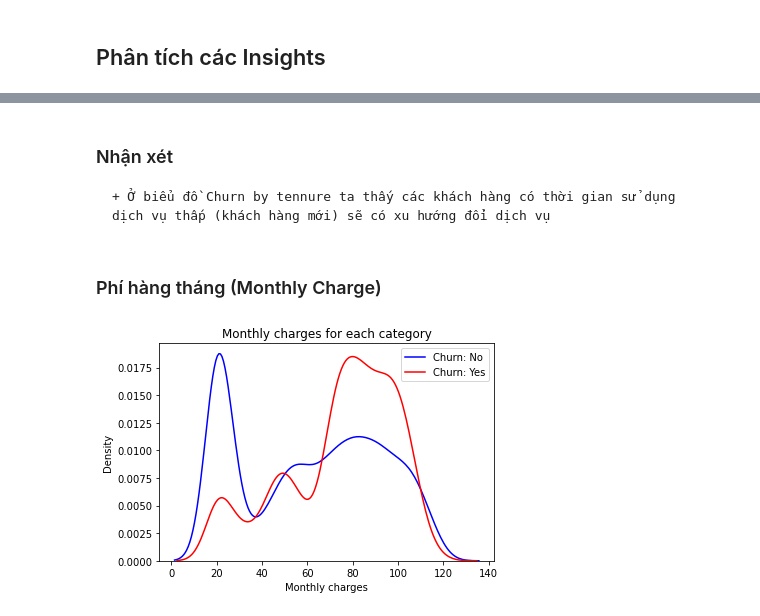
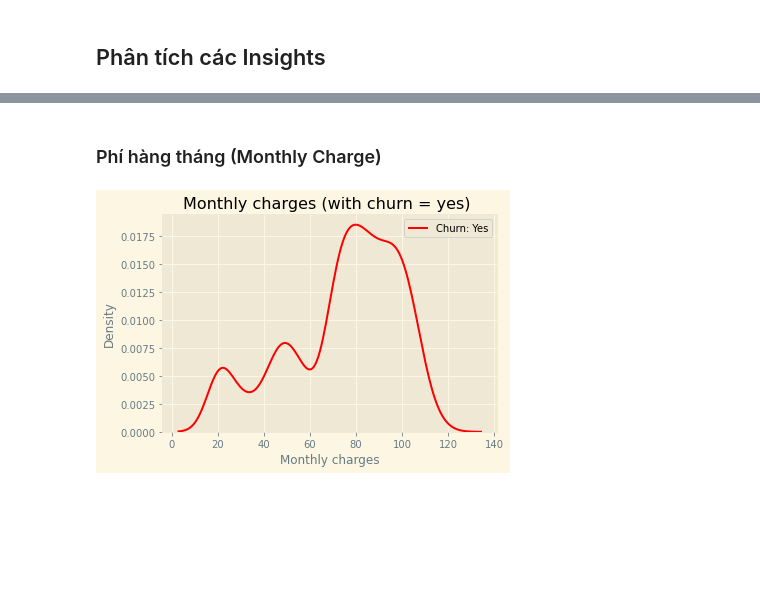
Before and after one commit to ptbminh1108/p4ds_lab_3, a Jupyter notebook: Telco_Customer_Churn.ipynb, the cells around one changed output, grey strips where cells are left out. Drawn from its saved outputs; the diff is of its cells as text; code cells hidden in the pictures; blank space fills up the shorter version.

```diff
--- a/Telco_Customer_Churn.ipynb
+++ b/Telco_Customer_Churn.ipynb
@@ -24,0 +20,2 @@ pd.set_option('display.max_columns', None)
+# %%
+plt.style.use('Solarize_Light2')
@@ -188,14 +207,10 @@ plt.show()
-# %% [markdown]
-### Nhận xét
-    + Ở biểu đồ Churn by tennure ta thấy các khách hàng có thời gian sử dụng dịch vụ thấp (khách hàng mới) sẽ có xu hướng đổi dịch vụ
 # %% [markdown]
 ### Phí hàng tháng (Monthly Charge)
 # %%
-sns.kdeplot(df[df["Churn"]=='No']["MonthlyCharges"],color='blue',label='Churn: No')
-sns.kdeplot(df[df["Churn"]=='Yes']["MonthlyCharges"],color='red',label='Churn: Yes')
+sns.kdeplot(churn_yes_df["MonthlyCharges"],color='red',label='Churn: Yes')
 plt.legend()
-plt.title("Monthly charges for each category")
+plt.title("Monthly charges (with churn = yes) ")
 plt.xlabel("Monthly charges")
 plt.show()
 # %% [output]
-[figure, old version]
+[figure, new version]
```
Also changed, not shown: parts of 49 cells of this notebook.
